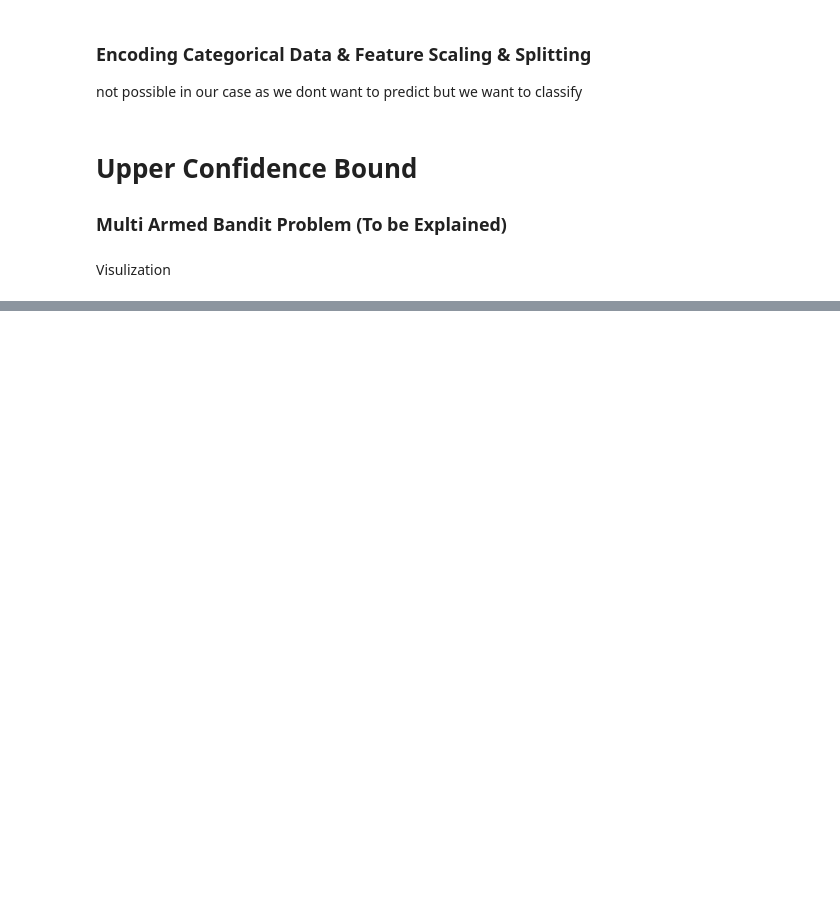
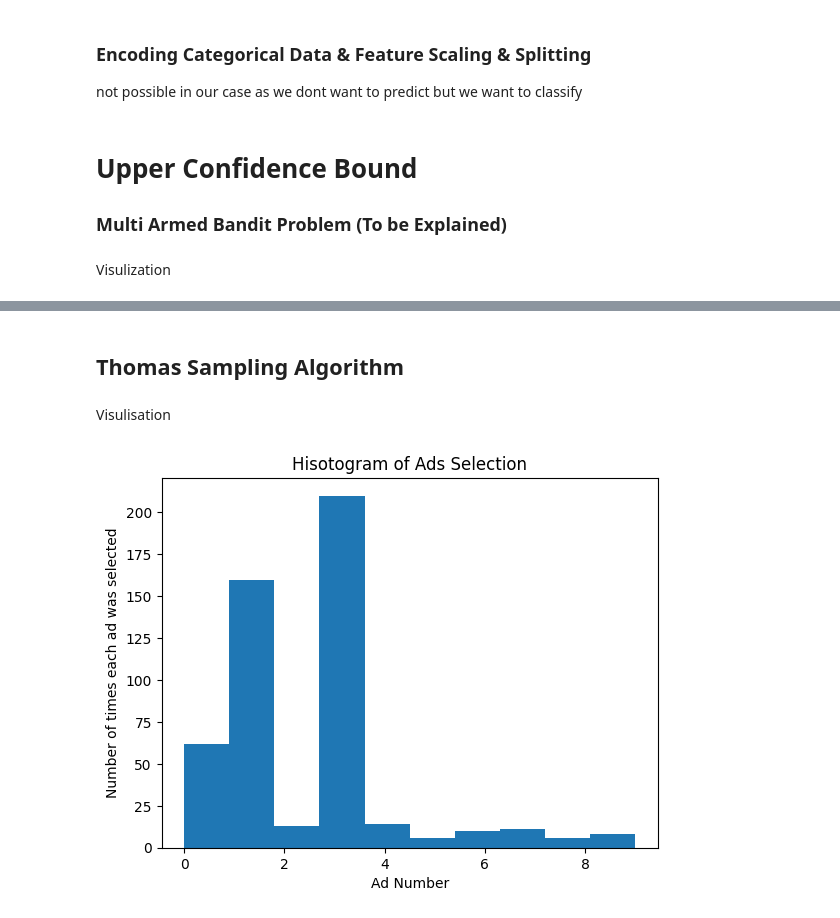
Before and after one commit to failure64/ads-optimization, a Jupyter notebook: Master.ipynb, the cells around one changed output, grey strips where cells are left out. Drawn from its saved outputs; the diff is of its cells as text; code cells hidden in the pictures; blank space fills up the shorter version.

```diff
--- a/Master.ipynb
+++ b/Master.ipynb
@@ -98,0 +99,40 @@ plt.show()
+# %% [markdown]
+## Thomas Sampling Algorithm
+# %%
+import random
+T= 15000
+num_ads =10
+ads_selected=[]
+
+num_of_rewards_1 =[0] * num_ads
+num_of_rewards_0 =[0] * num_ads
+
+total_rewards=0
+# %%
+for n in range(0,T):
+  ad = 0
+  max_random = 0
+  for i in range(0,num_ads):
+    random_beta = random.betavariate(num_of_rewards_1[i] +1, num_of_rewards_0[i]  + 1)
+    if(random_beta > max_random):
+      max_random = random_beta
+      ad = i
+    ads_selected.append(ad)
+    reward = data_set.values[n,ad]
+
+    if reward ==1:
+      num_of_rewards_1[ad] = num_of_rewards_1[ad] + 1
+    else:
+      num_of_rewards_0[ad] = num_of_rewards_0[ad] + 1
+
+    total_rewards = total_rewards + reward
+# %% [markdown]
+Visulisation
+# %%
+plt.hist(ads_selected)
+plt.title('Hisotogram of Ads Selection')
+plt.xlabel("Ad Number")
+plt.ylabel('Number of times each ad was selected')
+plt.show()
+# %% [output]
+[figure, added]
```
Also changed, not shown: parts of 2 cells of this notebook.
